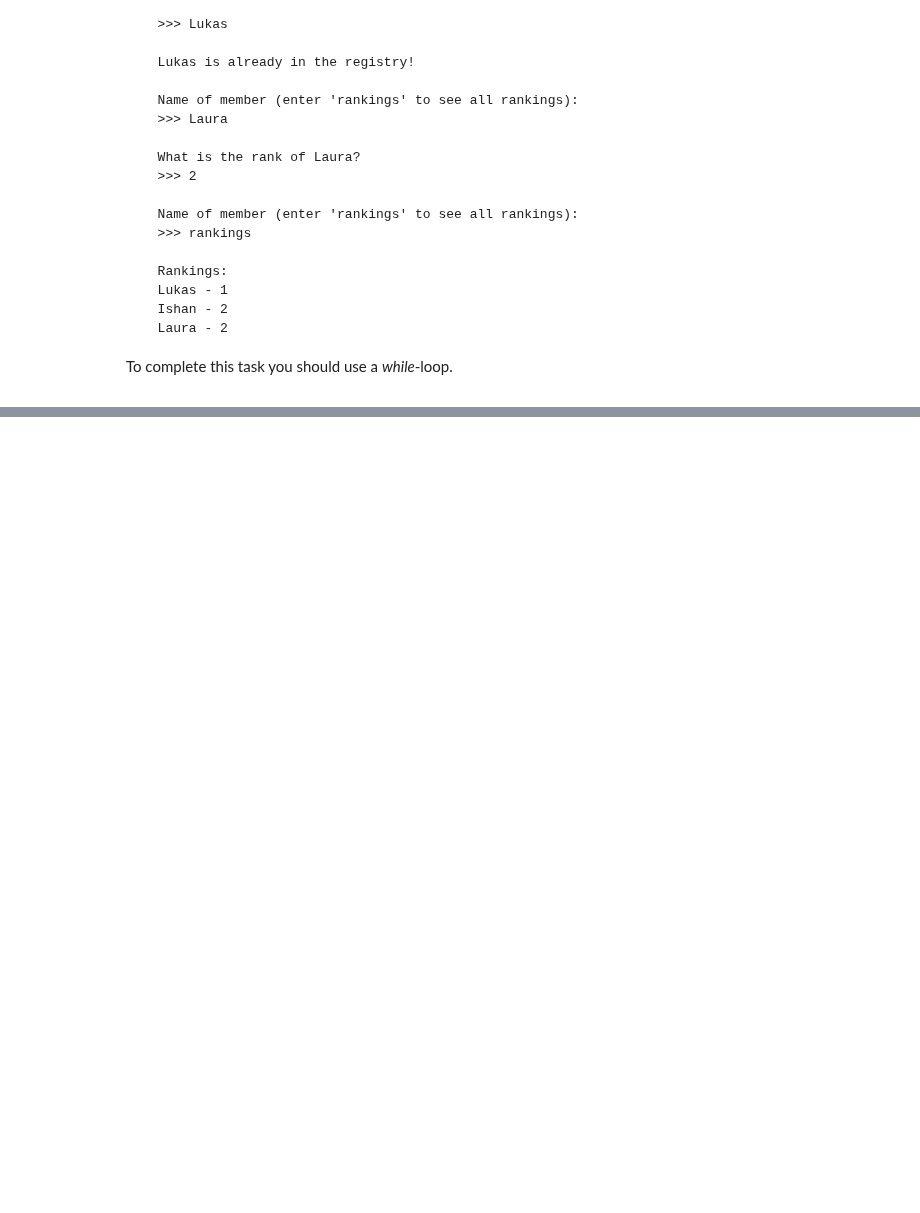
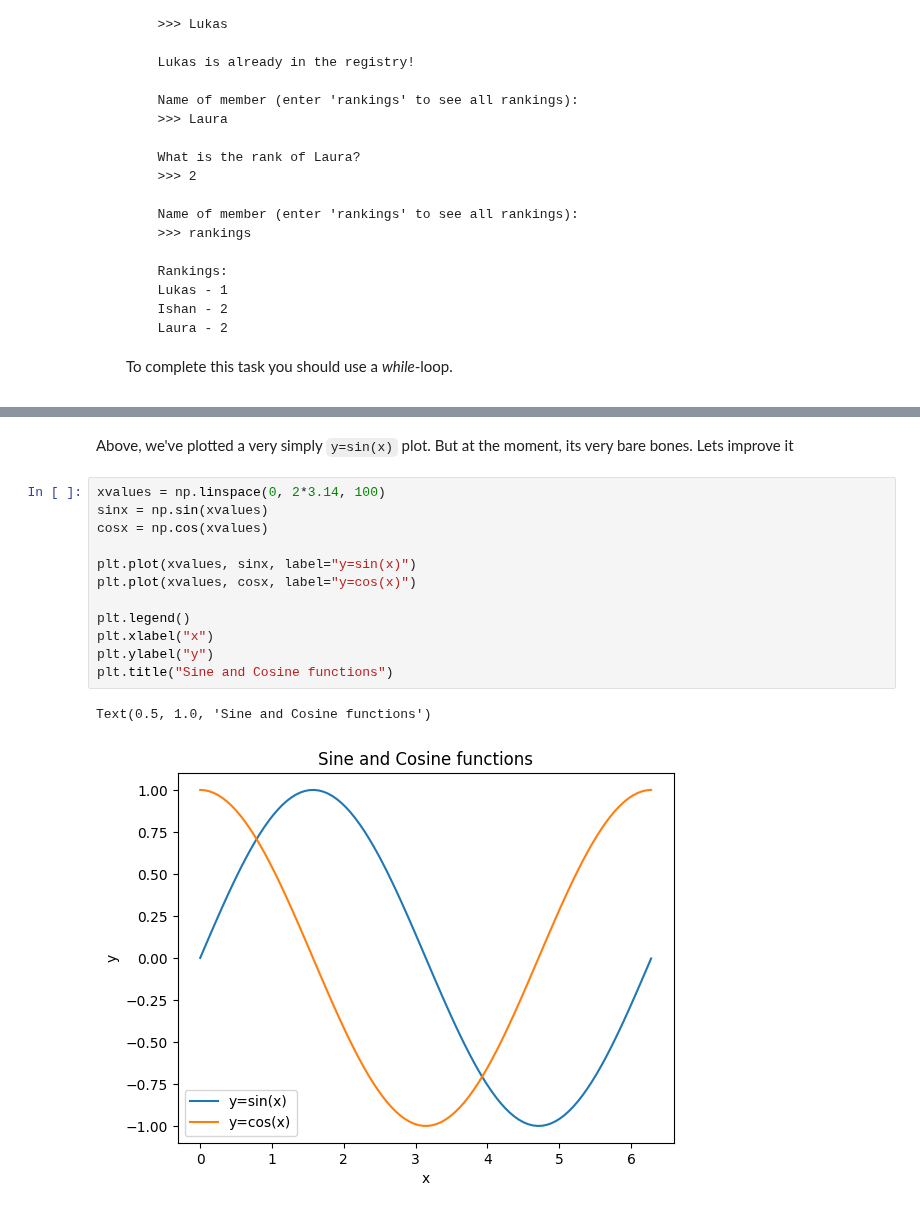
Before and after one commit to nikitapond/in2HEP, a Jupyter notebook: notebooks/Python Crash Course .ipynb, the cells around one changed output, grey strips where cells are left out. Cells and saved outputs as stored; diff of their text form; blank space fills up the shorter version.

```diff
--- a/notebooks/Python Crash Course .ipynb
+++ b/notebooks/Python Crash Course .ipynb
@@ -1053,0 +1129,17 @@ for name in member_ages:
+# %% [markdown]
+Above, we've plotted a very simply `y=sin(x)` plot. But at the moment, its very bare bones. Lets improve it
+# %%
+xvalues = np.linspace(0, 2*3.14, 100)
+sinx = np.sin(xvalues)
+cosx = np.cos(xvalues)
+
+plt.plot(xvalues, sinx, label="y=sin(x)")
+plt.plot(xvalues, cosx, label="y=cos(x)")
+
+plt.legend()
+plt.xlabel("x")
+plt.ylabel("y")
+plt.title("Sine and Cosine functions")
+# %% [output]
+Text(0.5, 1.0, 'Sine and Cosine functions')
+[figure, added]
```
Also changed, not shown: parts of 30 cells of this notebook, 1 other file.
